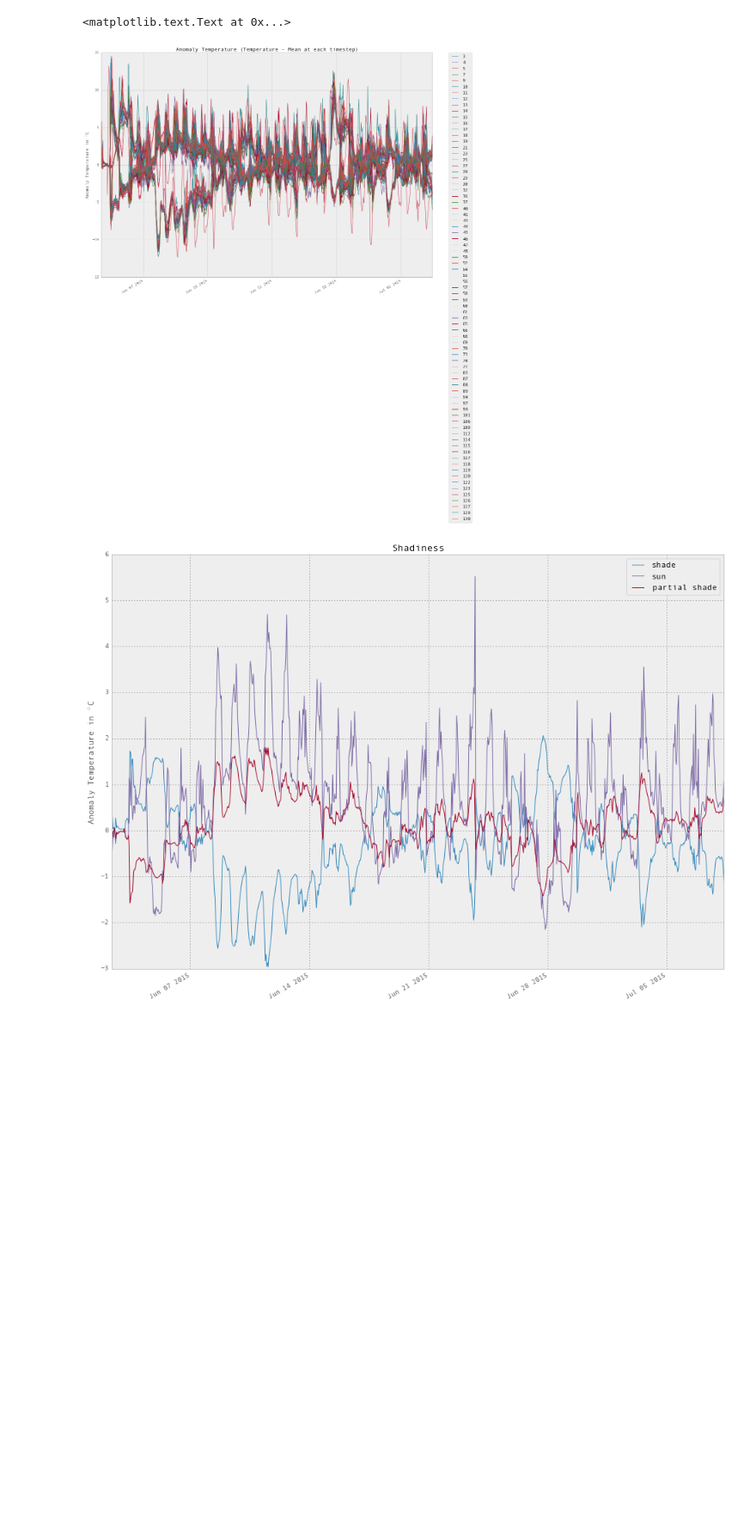
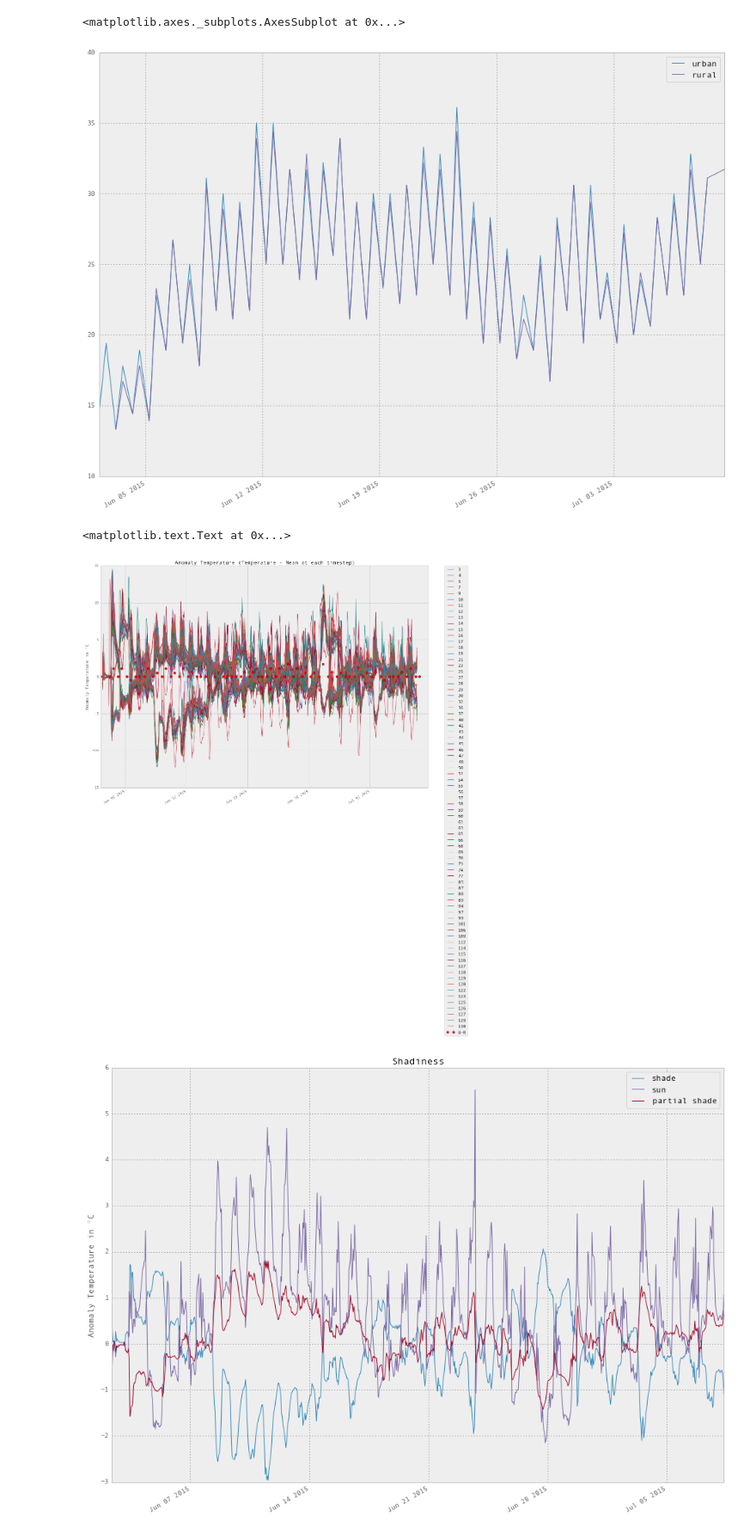
Before and after one commit to gottscott/cityheat, a Jupyter notebook: Bmore/ibuttonimport.ipynb, the cells around one changed output. Shown at 86% size. Cells and saved outputs as stored; diff of their text form; code cells hidden in the pictures; blank space fills up the shorter version.

```diff
--- a/Bmore/ibuttonimport.ipynb
+++ b/Bmore/ibuttonimport.ipynb
@@ -70,12 +119,18 @@ plt.ylabel('Temperature in $^\circ $C')
+# %%
+observations.plot()
+# %% [output]
+<matplotlib.axes._subplots.AxesSubplot at 0x...>
+[figure, added]
 # %%
 # plot anomaly
 anomalyDF.plot()
+observations.urban.subtract(observations.rural).plot(style = 'or', label = 'U-R')
 plt.title('Anomaly Temperature (Temperature - Mean at each timestep)')
 plt.legend(bbox_to_anchor=(1.05, 1), loc=2, borderaxespad=0.)
 plt.ylabel('Anomaly Temperature in $^\circ $C')
 # %% [output]
 <matplotlib.text.Text at 0x...>
-[figure, old version]
+[figure, new version]
 # %%
 # Plot sensors by 'sunorshade'
 shadeindices = meta['sensornumber'].values[np.where(meta['sunorshade']=='shade')].astype(int) # sensor numbers which were in the shade
```
Also changed, not shown: parts of 3 cells of this notebook.
